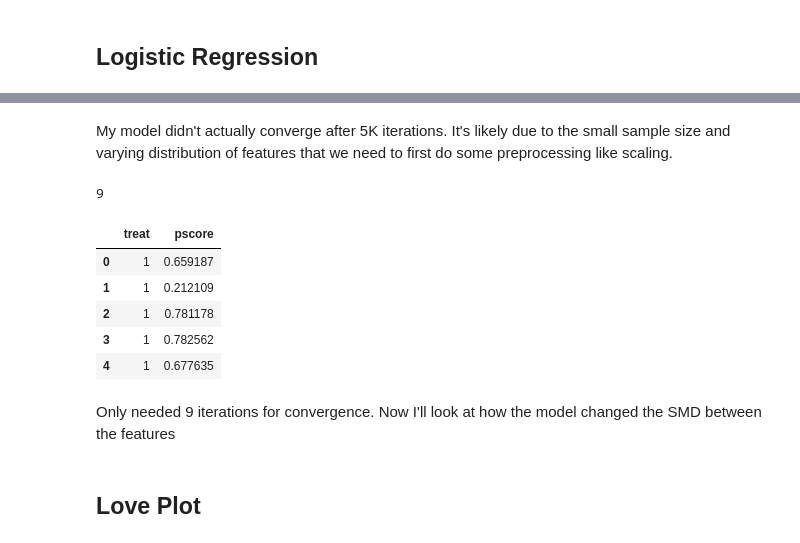
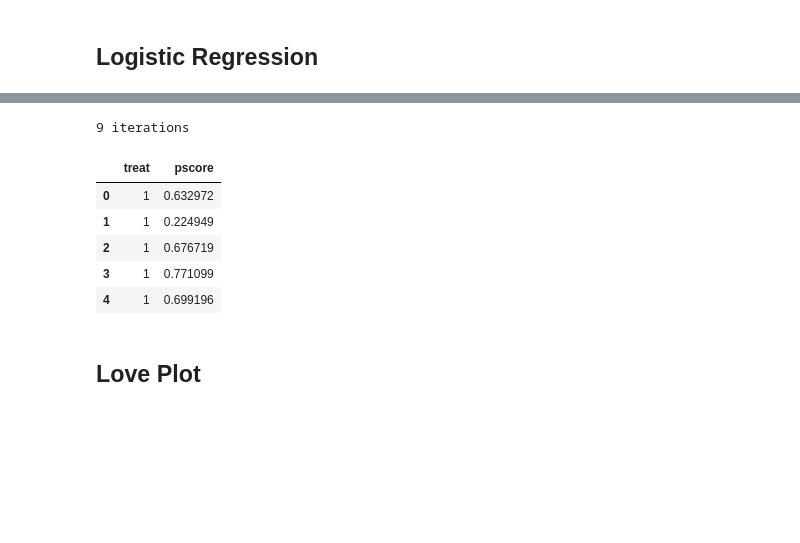
Before and after one commit to anicholson6/Personal-Portfolio, a Jupyter notebook: propensity/propensity_score_match.ipynb, the cells around one changed output, grey strips where cells are left out. Cells and saved outputs as stored; diff of their text form; code cells hidden in the pictures; blank space fills up the shorter version.

```diff
--- a/propensity/propensity_score_match.ipynb
+++ b/propensity/propensity_score_match.ipynb
@@ -165,9 +170,0 @@ Logistic Regression is commonly used in propensity mdoels for its probability cu
-# %%
-features = ['age', 'educ', 're74', 're75', 're78', 'married', 'nodegree', 'race_black', 'race_hispan', 'race_white']
-X = df_encoded[features]
-y = df_encoded['treat']
-
-# run logistic regression
-ps_model = LogisticRegression(max_iter=1000)
-ps_model.fit(X, y)
-df_encoded['pscore'] = ps_model.predict_proba(X)[:, 1]
@@ -183,28 +171,24 @@ Please also refer to the documentation for alternative solver options:
-# %% [markdown]
-My model didn't actually converge after 5K iterations. It's likely due to the small sample size and varying distribution of features that we need to first do some preprocessing like scaling.
 # %%
-features = ['age', 'educ', 're74', 're75', 're78', 'married', 'nodegree', 'race_black', 'race_hispan', 'race_white']
+features = ['age', 'educ', 're74', 're75', 'married', 'nodegree', 'race_black', 'race_hispan', 'race_white']
 X = df_encoded[features]
 y = df_encoded['treat']
 # normalize features
 scaler = StandardScaler()
 X_scaled = scaler.fit_transform(df_encoded[features])
 # run logistic regression
-ps_model = LogisticRegression(max_iter=1000)
+ps_model = LogisticRegression(max_iter=1000, random_state=42)
 ps_model.fit(X_scaled, y)
 df_encoded['pscore'] = ps_model.predict_proba(X_scaled)[:, 1]
-print(ps_model.n_iter_[0])
+print(f"{ps_model.n_iter_[0]} iterations")
 
 df_encoded[['treat', 'pscore']].head()
 # %% [output]
-9
+9 iterations
 |  | treat | pscore |
-| 0 | 1 | 0.659187 |
-| 1 | 1 | 0.212109 |
-| 2 | 1 | 0.781178 |
-| 3 | 1 | 0.782562 |
-| 4 | 1 | 0.677635 |
+| 0 | 1 | 0.632972 |
+| 1 | 1 | 0.224949 |
+| 2 | 1 | 0.676719 |
+| 3 | 1 | 0.771099 |
+| 4 | 1 | 0.699196 |
-# %% [markdown]
-Only needed 9 iterations for convergence. Now I'll look at how the model changed the SMD between the features
 # %% [markdown]
 ## Love Plot
```
Also changed, not shown: parts of 15 cells of this notebook, 1 other file.
